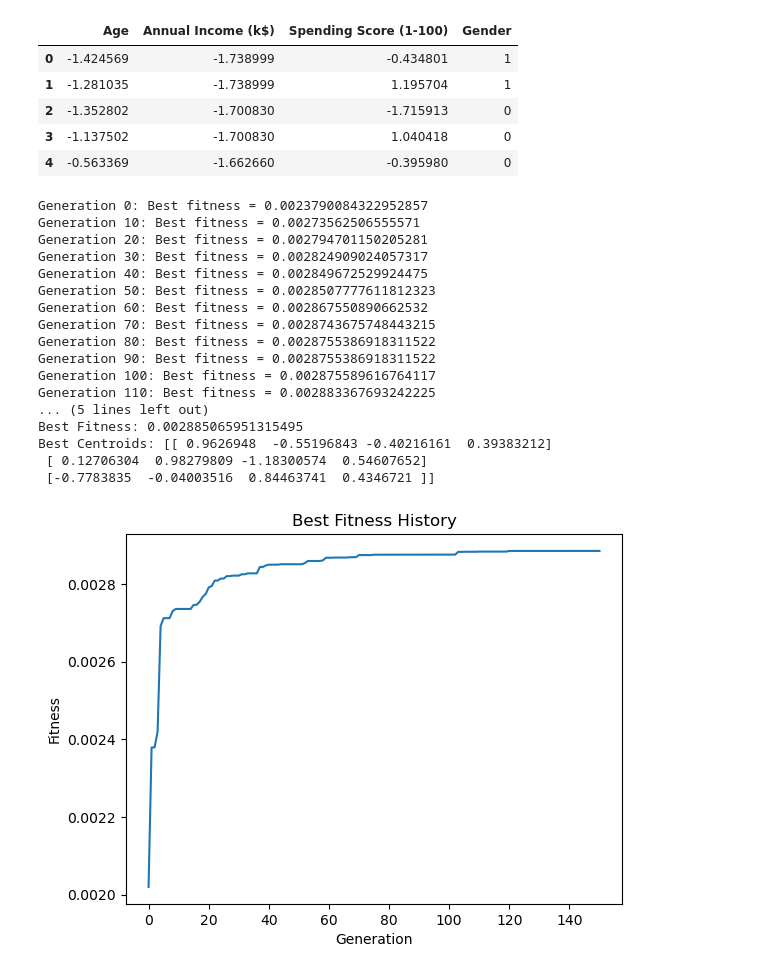
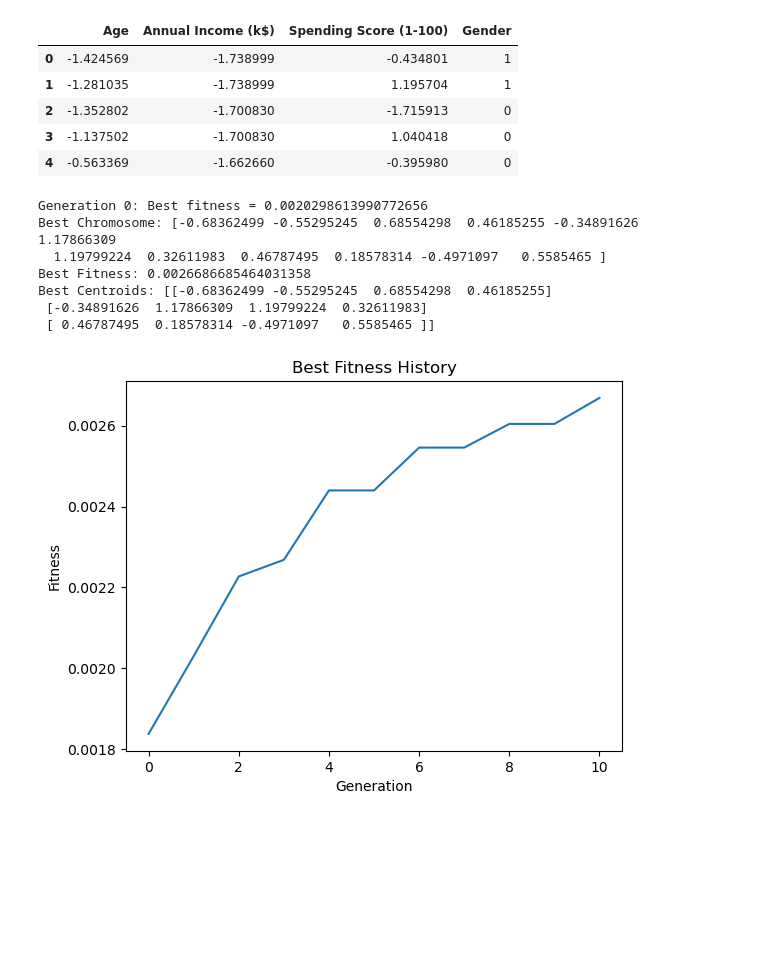
Before and after one commit to hossamAhmedSalah/computational_intelligence-_project, a Jupyter notebook: Notebooks/GA_approach.ipynb, the cells around one changed output. Saved outputs shown, nothing was run; the diff lists cells and outputs as text; code cells hidden in the pictures; blank space fills up the shorter version.

```diff
--- a/Notebooks/GA_approach.ipynb
+++ b/Notebooks/GA_approach.ipynb
@@ -196,35 +196,25 @@ pro_data_mall.head()
 # %%
 ga_kmeans = GeneticKMeans(n_clusters=K, dim=DIM, pop_size=50, mutation_rate=0.1, crossover_rate=0.8)
 ga_kmeans.initialize_population(pro_data_mall.values)
-best_fitness_history, best_chromosome = ga_kmeans.run_evolution(pro_data_mall.values, n_generations=150)
+best_fitness_history, best_chromosome = ga_kmeans.run_evolution(pro_data_mall.values, n_generations=10)
 print("Best Chromosome:", best_chromosome)
 print("Best Fitness:", max(best_fitness_history))
 print("Best Centroids:", ga_kmeans._decode_chromosome(best_chromosome))
 import matplotlib.pyplot as plt
 plt.plot(best_fitness_history)
 plt.title('Best Fitness History')
 plt.xlabel('Generation')
 plt.ylabel('Fitness')
 plt.show()
 # %% [output]
-Generation 0: Best fitness = 0.0023790084322952857
-Generation 10: Best fitness = 0.00273562506555571
-Generation 20: Best fitness = 0.002794701150205281
-Generation 30: Best fitness = 0.002824909024057317
-Generation 40: Best fitness = 0.002849672529924475
-Generation 50: Best fitness = 0.0028507777611812323
-Generation 60: Best fitness = 0.002867550890662532
-Generation 70: Best fitness = 0.0028743675748443215
-Generation 80: Best fitness = 0.0028755386918311522
-Generation 90: Best fitness = 0.0028755386918311522
-Generation 100: Best fitness = 0.002875589616764117
-Generation 110: Best fitness = 0.002883367693242225
-... (5 lines left out)
-Best Fitness: 0.002885065951315495
-Best Centroids: [[ 0.9626948  -0.55196843 -0.40216161  0.39383212]
- [ 0.12706304  0.98279809 -1.18300574  0.54607652]
- [-0.7783835  -0.04003516  0.84463741  0.4346721 ]]
+Generation 0: Best fitness = 0.0020298613990772656
+Best Chromosome: [-0.68362499 -0.55295245  0.68554298  0.46185255 -0.34891626  1.17866309
+  1.19799224  0.32611983  0.46787495  0.18578314 -0.4971097   0.5585465 ]
+Best Fitness: 0.0026686685464031358
+Best Centroids: [[-0.68362499 -0.55295245  0.68554298  0.46185255]
+ [-0.34891626  1.17866309  1.19799224  0.32611983]
+ [ 0.46787495  0.18578314 -0.4971097   0.5585465 ]]
-[figure, old version]
+[figure, new version]
 # %%
 # cluster the data using the best centroids
 best_centroids = ga_kmeans._decode_chromosome(best_chromosome)
```
Also changed, not shown: parts of 1 cell of this notebook, 3 other files.
